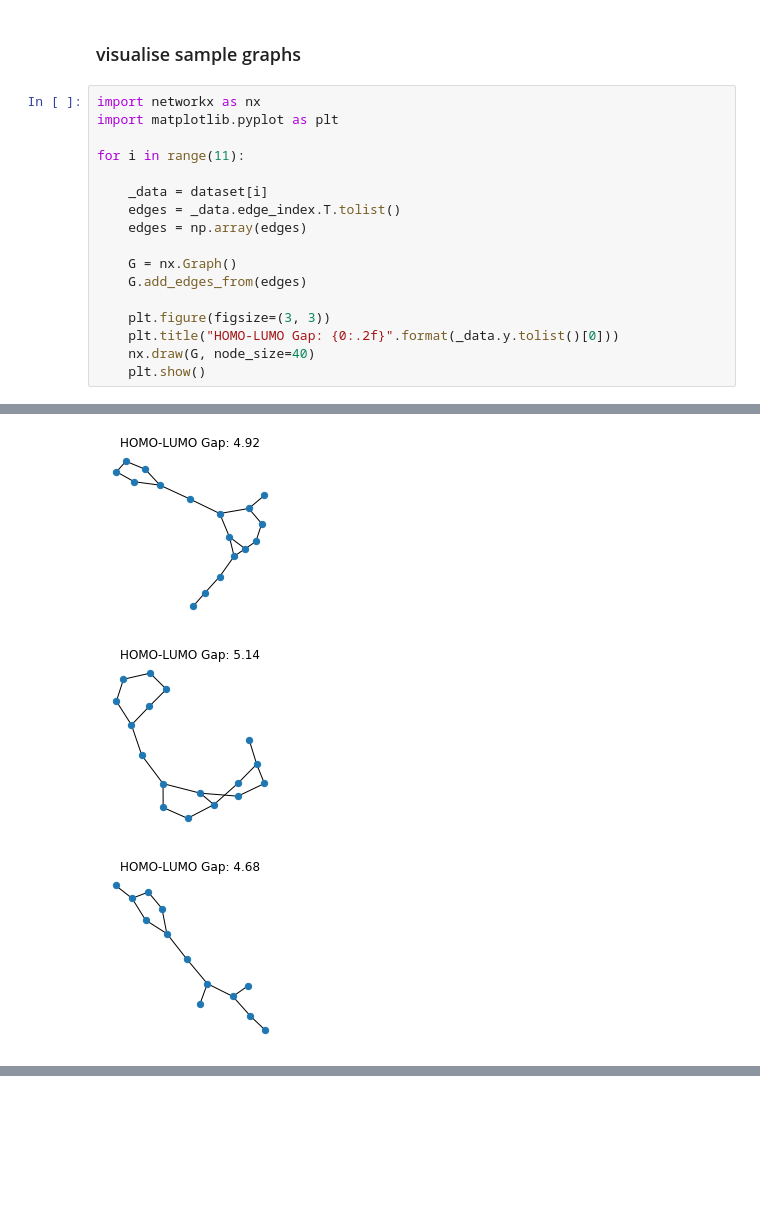
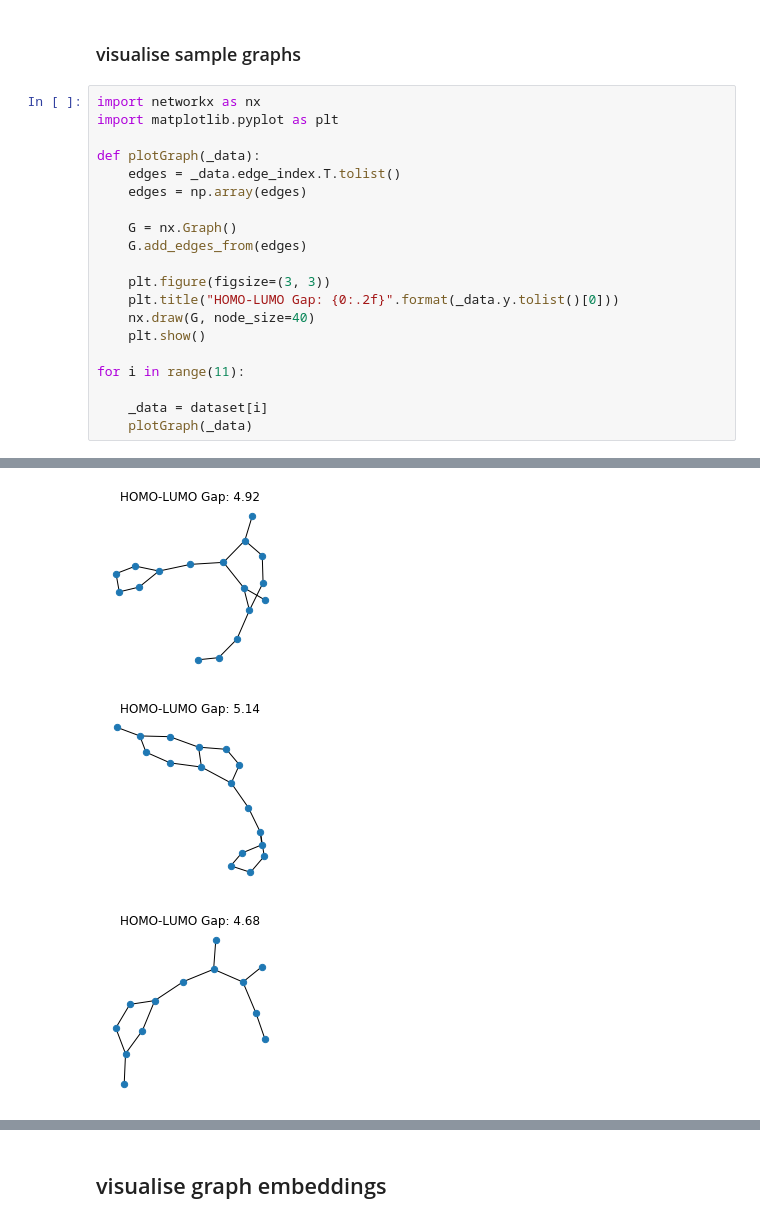
Before and after one commit to edwardelson/ogb, a Jupyter notebook: examples/lsc/pcqm4m/eda.ipynb, the cells around one changed output, grey strips where cells are left out. Cells and saved outputs as stored; diff of their text form; blank space fills up the shorter version.

```diff
--- a/examples/lsc/pcqm4m/eda.ipynb
+++ b/examples/lsc/pcqm4m/eda.ipynb
@@ -377,9 +741,7 @@ nan
 import networkx as nx
 import matplotlib.pyplot as plt
 
-for i in range(11):
-
-    _data = dataset[i]
+def plotGraph(_data):
     edges = _data.edge_index.T.tolist()
     edges = np.array(edges)
 
@@ -390,4 +752,9 @@ for i in range(11):
     plt.title("HOMO-LUMO Gap: {0:.2f}".format(_data.y.tolist()[0]))
     nx.draw(G, node_size=40)
     plt.show()
+
+for i in range(11):
+
+    _data = dataset[i]
+    plotGraph(_data)
 # %% [output]
@@ -401,3 +768,3 @@ for i in range(11):
-[figure, old version]
+[figure, new version]
-[figure, old version]
+[figure, new version]
-[figure, old version]
+[figure, new version]
@@ -404,0 +772,2 @@ for i in range(11):
+# %% [markdown]
+## visualise graph embeddings
```
Also changed, not shown: parts of 29 cells of this notebook.
